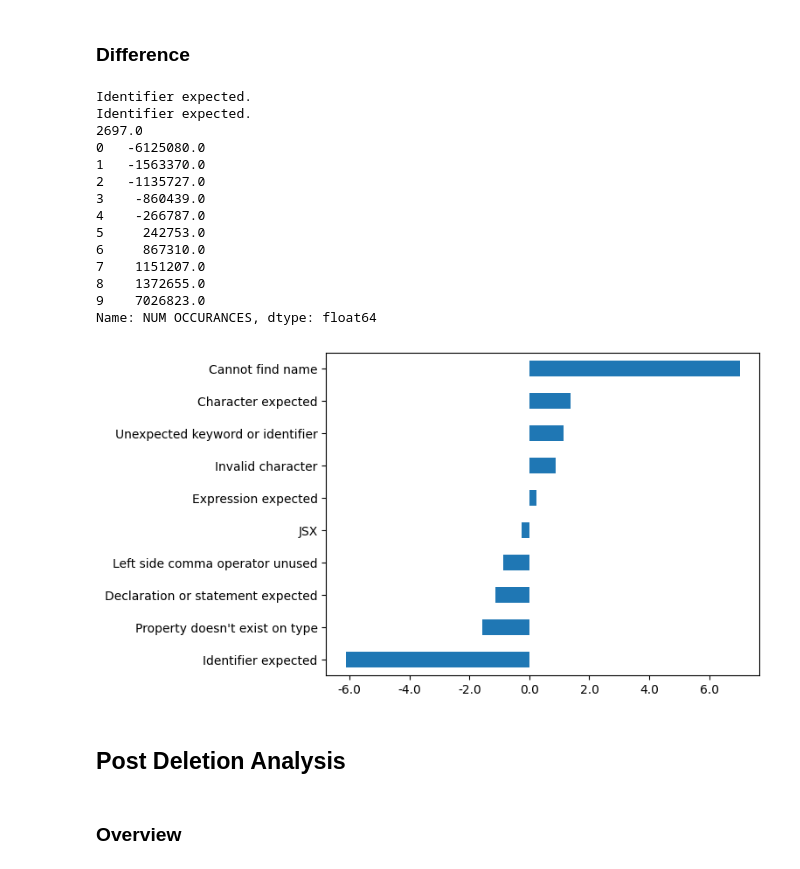
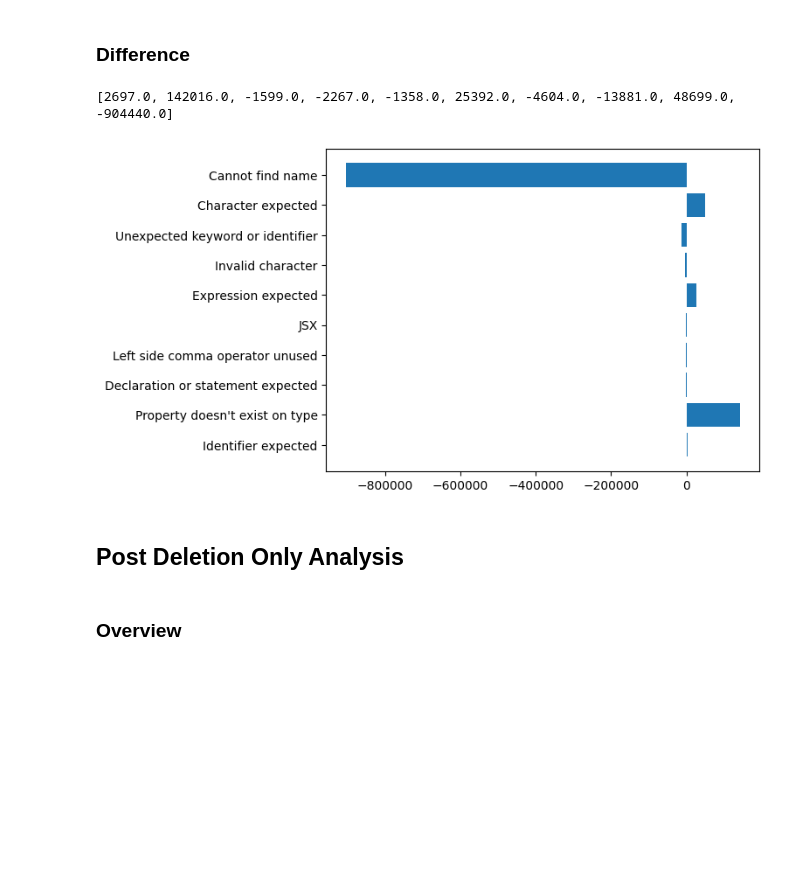
Before and after one commit to Brittany-Reid/node_code_correction, a Jupyter notebook: analysis/analysis.ipynb, the cells around one changed output. Drawn from its saved outputs; the diff is of its cells as text; code cells hidden in the pictures; blank space fills up the shorter version.

Commit message:
all fix analysis

```diff
--- a/analysis/analysis.ipynb
+++ b/analysis/analysis.ipynb
@@ -13,12 +13,14 @@ error_labels = {
     "Cannot find name 'clone'. Did you mean 'close'?" : "Cannot find name (suggestion).",
     "Cannot find name 'requires'. Did you mean 'require'?" : "Cannot find name (suggestion).",
     "Cannot find name 'One'. Did you mean 'one'?": "Cannot find name (suggestion).",
+    "Cannot find name '$DOMAIN'. Did you mean 'DOMAIN'?": "Cannot find name (suggestion).",
     "Cannot use JSX unless the '--jsx' flag is provided." : "JSX",
     "Left side of comma operator is unused and has no side effects." : "Left side comma operator unused",
     "Type annotations can only be used in TypeScript files." : "Type annotations",
     "A 'return' statement can only be used within a function body.": "Return outside function",
     "Property 'setState' does not exist on type 'UnicornEditor'.": "Property doesn't exist on type",
     "Property 'returns' does not exist on type '(arg0: any) => void'." : "Property doesn't exist on type", #first error message the values r specific
+    "Property 'log' does not exist on type '(arg0: any) => void'." : "Property doesn't exist on type", #first error message the values r specific
     "Top-level 'await' expressions are only allowed when the 'module' option is set to 'es2022' 'esnext' 'system' 'node16' or 'nodenext' and the 'target' option is set to 'es2017' or higher.": "Top level await",
     "Cannot find name 'it'. Do you need to install type definitions for a test runner? Try `npm i --save-dev @types/jest` or `npm i --save-dev @types/mocha` and then add 'jest' or 'mocha' to the types field in your tsconfig.": "Cannot find name (it).",
     "Parsing error: Unexpected token": "Parsing.unexpectedToken",
@@ -476,49 +486,35 @@ top10Errors(ts_df, "NUM OCCURANCES", saveas="commonErrorTypesTS", title="Most Co
 # %%
 column = "NUM OCCURANCES"
 df = ts_df
 df2 = errors_df
 
 
 top10_df = ts_df.nlargest(10, [column]).iloc[::-1]
 top10_df2 = None
 if(isinstance(df2, DataFrame)):
     # get the same values in same order
     keys = list(top10_df["CODE"])
     top10_df2 = df2[df2["CODE"].isin(keys)].iloc[::-1]
     top10_df2 = top10_df2.set_index("CODE")
     top10_df2 = top10_df2.reindex(keys)
     top10_df2 = top10_df2.reset_index()
 
+diff = []
 for i in range(0, 10):
-    print(list(top10_df["ERROR"])[i])
-    print(list(top10_df2["ERROR"])[i])
-    print(list(top10_df["NUM OCCURANCES"])[i] - list(top10_df2["NUM OCCURANCES"])[i])
+    # print(list(top10_df["ERROR"])[i])
+    # print(list(top10_df2["ERROR"])[i])
+    # print(list(top10_df["NUM OCCURANCES"])[i] - list(top10_df2["NUM OCCURANCES"])[i])
+    diff.append(list(top10_df["NUM OCCURANCES"])[i] - list(top10_df2["NUM OCCURANCES"])[i])
 
 #get difference
-diff = top10_df2[column]-top10_df[column]
+ax = plt.barh(getLabels(list(top10_df2["ERROR"])), diff)
+
 print(diff)
-ax = diff.plot.barh()
-ax.set_yticklabels(getLabels(list(top10_df2["ERROR"])))
-ax.get_xaxis().set_major_formatter(
-        matplotlib.ticker.FuncFormatter(lambda x, p: x/1000000))
 # %% [output]
-Identifier expected.
-Identifier expected.
-2697.0
-0   -6125080.0
-1   -1563370.0
-2   -1135727.0
-3    -860439.0
-4    -266787.0
-5     242753.0
-6     867310.0
-7    1151207.0
-8    1372655.0
-9    7026823.0
-Name: NUM OCCURANCES, dtype: float64
+[2697.0, 142016.0, -1599.0, -2267.0, -1358.0, 25392.0, -4604.0, -13881.0, 48699.0, -904440.0]
-[figure, old version]
+[figure, new version]
 # %% [markdown]
-## Post Deletion Analysis
+## Post Deletion Only Analysis
 # %% [markdown]
 ### Overview
 # %%
```
Also changed, not shown: parts of 13 cells of this notebook, 8 other files.
